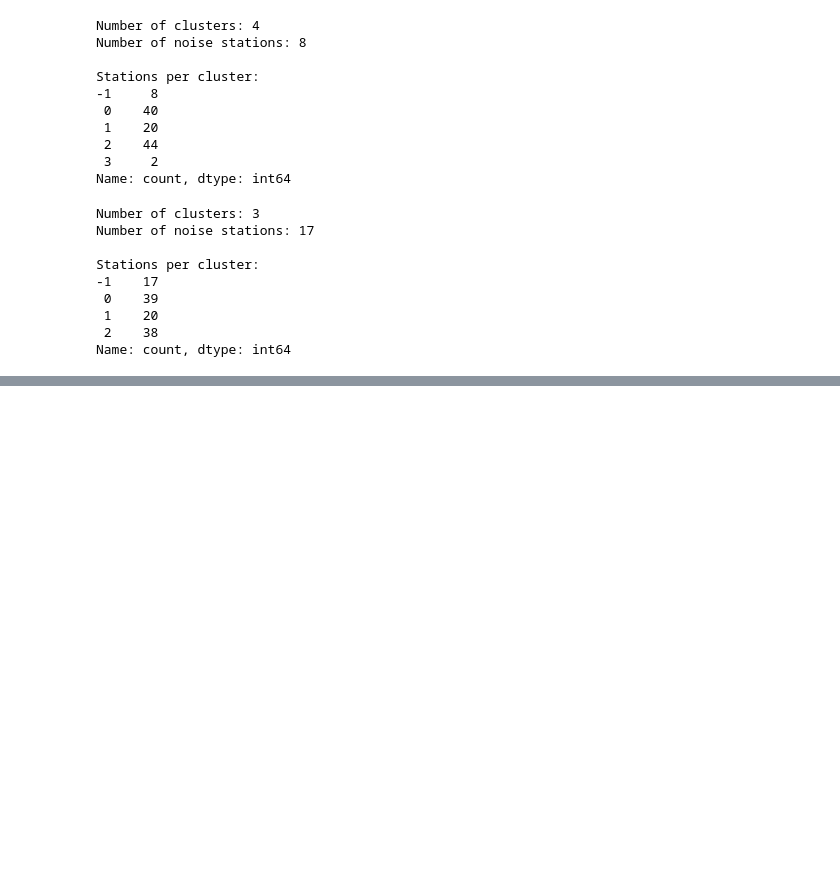
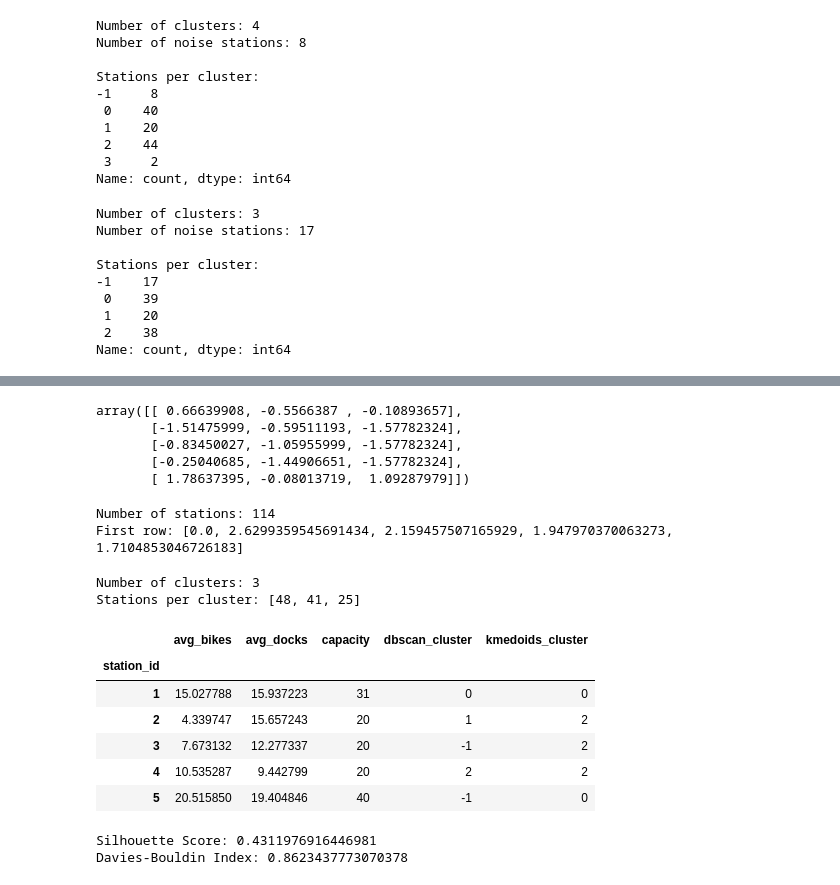
Before and after one commit to 2026248-bit/CA1MLB--2026248-, a Jupyter notebook: Notebook/CA1_MLB.ipynb, the cells around one changed output, grey strips where cells are left out. Drawn from its saved outputs; the diff is of its cells as text; code cells hidden in the pictures; blank space fills up the shorter version.

```diff
--- a/Notebook/CA1_MLB.ipynb
+++ b/Notebook/CA1_MLB.ipynb
@@ -1101,0 +1177,8 @@ Name: count, dtype: int64
+# %%
+X_scaled[:5]
+# %% [output]
+array([[ 0.66639908, -0.5566387 , -0.10893657],
+       [-1.51475999, -0.59511193, -1.57782324],
+       [-0.83450027, -1.05955999, -1.57782324],
+       [-0.25040685, -1.44906651, -1.57782324],
+       [ 1.78637395, -0.08013719,  1.09287979]])
@@ -1101,0 +1188,8 @@ Name: count, dtype: int64
+# %%
+distance_matrix = calculate_distance_matrix(X_scaled.tolist())
+
+print("Number of stations:", len(distance_matrix))
+print("First row:", distance_matrix[0][:5])
+# %% [output]
+Number of stations: 114
+First row: [0.0, 2.6299359545691434, 2.159457507165929, 1.947970370063273, 1.7104853046726183]
@@ -1101,0 +1198,46 @@ Name: count, dtype: int64
+# %%
+initial_medoids = [0, 1, 2]
+
+kmedoids_instance = kmedoids(
+    distance_matrix,
+    initial_medoids,
+    data_type='distance_matrix'
+)
+
+kmedoids_instance.process()
+clusters = kmedoids_instance.get_clusters()
+
+print("Number of clusters:", len(clusters))
+print("Stations per cluster:", [len(cluster) for cluster in clusters])
+# %% [output]
+Number of clusters: 3
+Stations per cluster: [48, 41, 25]
+# %%
+station_features["kmedoids_cluster"] = -1
+
+for i, cluster in enumerate(clusters):
+    for station in cluster:
+        station_features.iloc[station, station_features.columns.get_loc("kmedoids_cluster")] = i
+
+station_features.head()
+# %% [output]
+|  | avg_bikes | avg_docks | capacity | dbscan_cluster | kmedoids_cluster |
+| station_id |  |  |  |  |  |
+| 1 | 15.027788 | 15.937223 | 31 | 0 | 0 |
+| 2 | 4.339747 | 15.657243 | 20 | 1 | 2 |
+| 3 | 7.673132 | 12.277337 | 20 | -1 | 2 |
+| 4 | 10.535287 | 9.442799 | 20 | 2 | 2 |
+| 5 | 20.515850 | 19.404846 | 40 | -1 | 0 |
+# %%
+from sklearn.metrics import silhouette_score, davies_bouldin_score
+
+labels = station_features["kmedoids_cluster"]
+
+print("Silhouette Score:",
+      silhouette_score(X_scaled, labels))
+
+print("Davies-Bouldin Index:",
+      davies_bouldin_score(X_scaled, labels))
+# %% [output]
+Silhouette Score: 0.4311976916446981
+Davies-Bouldin Index: 0.8623437773070378
```
Also changed, not shown: parts of 11 cells of this notebook.
